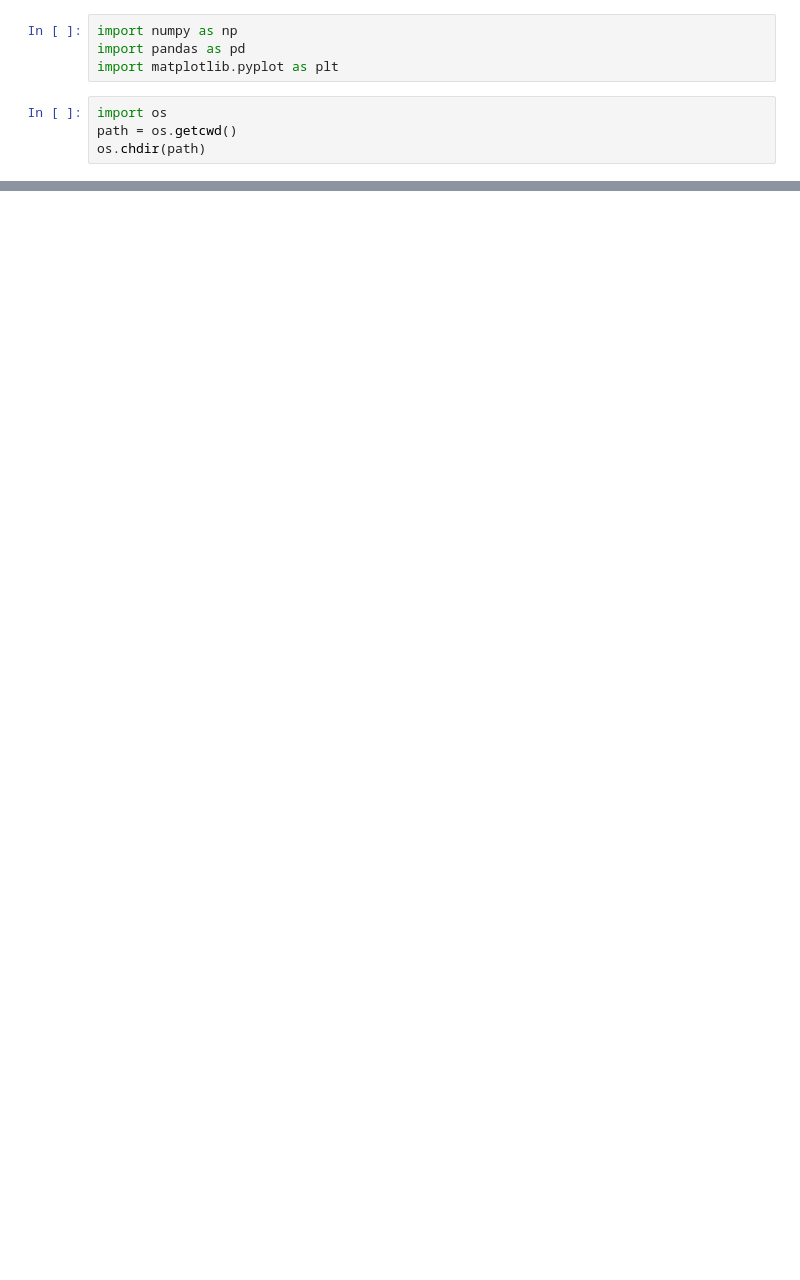
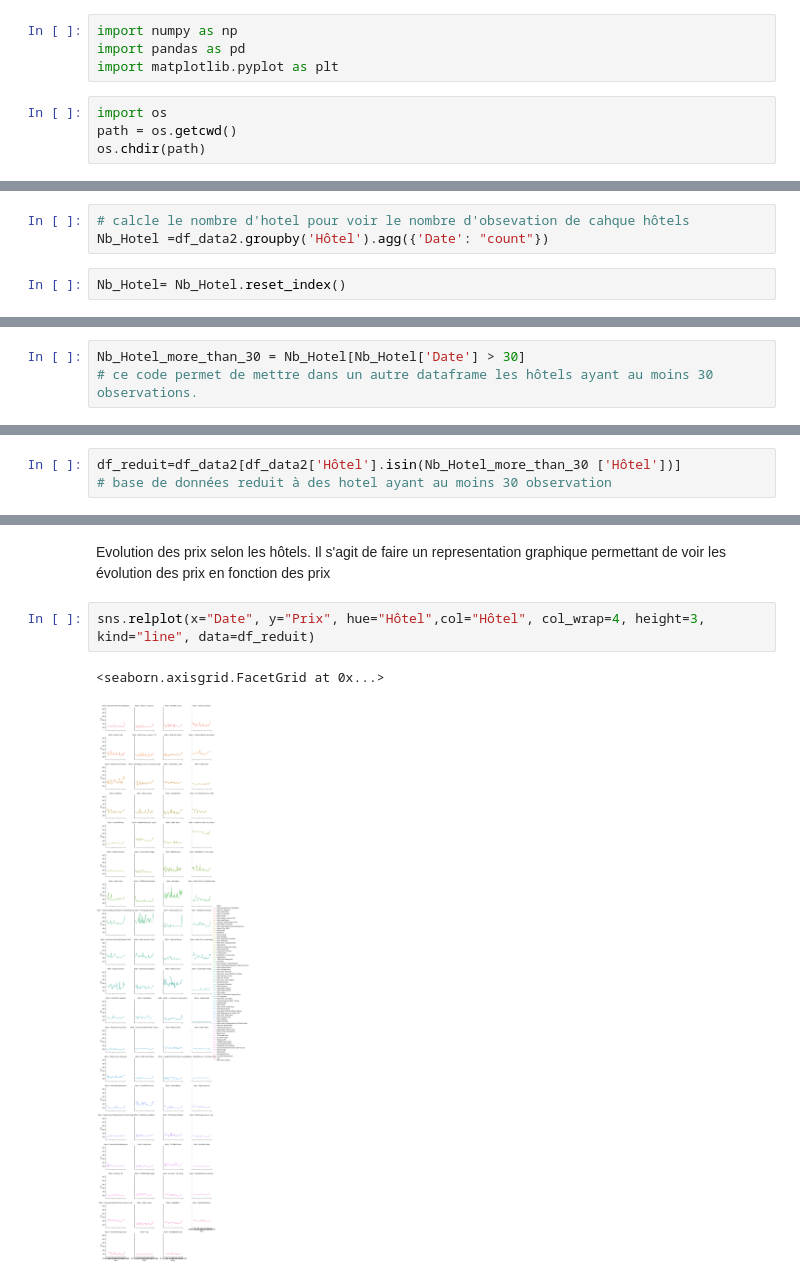
Before and after one commit to fsalaun29/Prediction-prix-hotels-Paris, a Jupyter notebook: code_python.ipynb, the cells around one changed output, grey strips where cells are left out. Cells and saved outputs as stored; diff of their text form; blank space fills up the shorter version.

```diff
--- a/code_python.ipynb
+++ b/code_python.ipynb
@@ -31,0 +49,5 @@ df_projet # visulisation des données
+# %%
+# calcle le nombre d'hotel pour voir le nombre d'obsevation de cahque hôtels
+Nb_Hotel =df_data2.groupby('Hôtel').agg({'Date': "count"})
+# %%
+Nb_Hotel= Nb_Hotel.reset_index()
@@ -64,0 +85,3 @@ The 'normed' kwarg was deprecated in Matplotlib 2.1 and will be removed in 3.1.
+# %%
+Nb_Hotel_more_than_30 = Nb_Hotel[Nb_Hotel['Date'] > 30]
+# ce code permet de mettre dans un autre dataframe les hôtels ayant au moins 30 observations.
@@ -64,0 +97,3 @@ The 'normed' kwarg was deprecated in Matplotlib 2.1 and will be removed in 3.1.
+# %%
+df_reduit=df_data2[df_data2['Hôtel'].isin(Nb_Hotel_more_than_30 ['Hôtel'])]
+# base de données reduit à des hotel ayant au moins 30 observation
@@ -64,0 +167,7 @@ The 'normed' kwarg was deprecated in Matplotlib 2.1 and will be removed in 3.1.
+# %% [markdown]
+Evolution des prix selon les hôtels. Il s'agit de faire un representation graphique permettant de voir les évolution des prix en fonction des prix
+# %%
+sns.relplot(x="Date", y="Prix", hue="Hôtel",col="Hôtel", col_wrap=4, height=3, kind="line", data=df_reduit)
+# %% [output]
+<seaborn.axisgrid.FacetGrid at 0x...>
+[figure, added]
```
Also changed, not shown: parts of 45 cells of this notebook.
